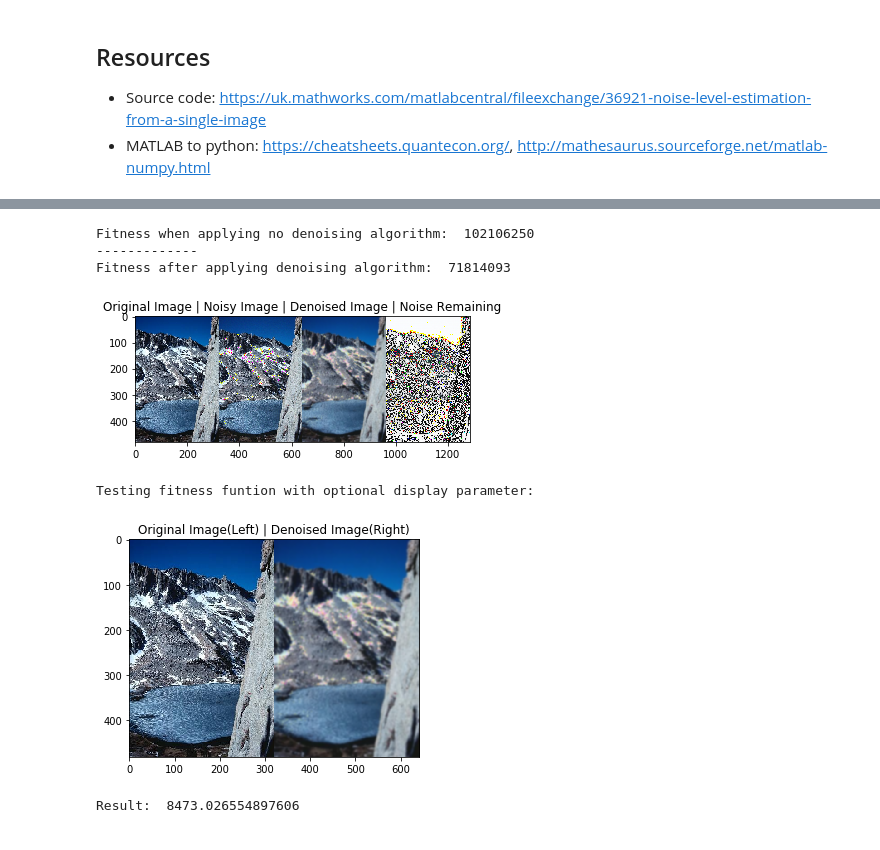
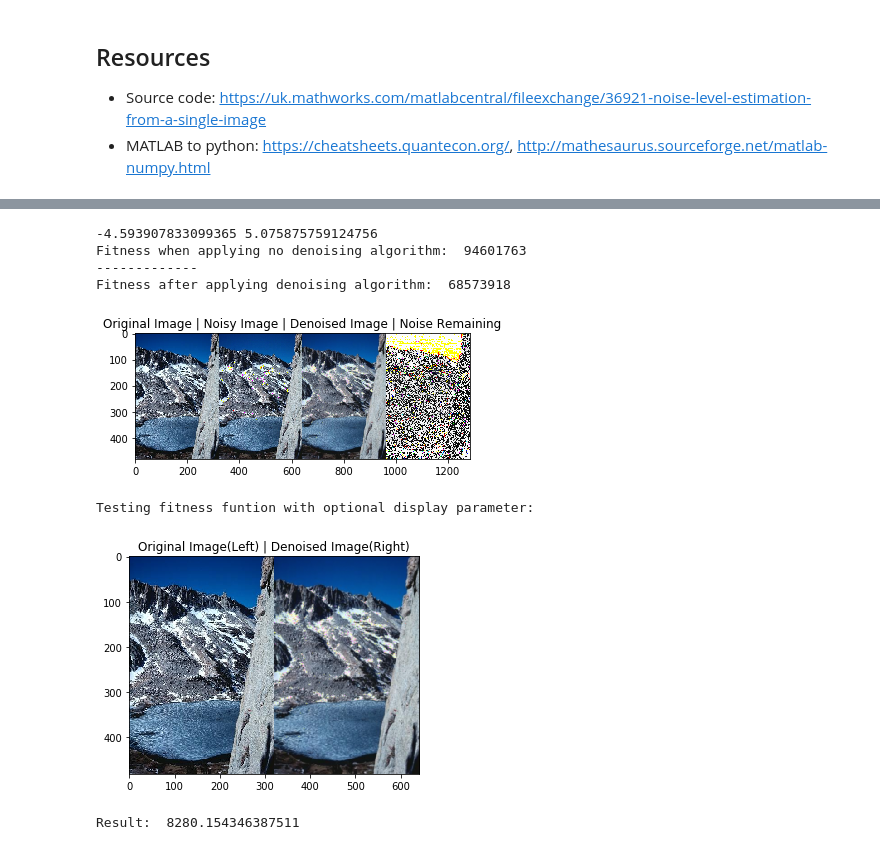
Before and after one commit to fortythreesam/FourthYearProject, a Jupyter notebook: Weak Texture Patches .ipynb, the cells around one changed output, grey strips where cells are left out. Cells and saved outputs as stored; diff of their text form; code cells hidden in the pictures.

```diff
--- a/Weak Texture Patches .ipynb
+++ b/Weak Texture Patches .ipynb
@@ -178,9 +179,10 @@ test_image = test_image[:,:,::-1]
 # %%
 def add_gaussian_noise(img):
     m = (0,0,0)
-    s = (2,2,2)
+    s = (1,1,1)
     noise = numpy.zeros(img.shape)
     cv.randn(noise,m,s)
+    print(noise.min(), noise.max())
     new_img = (img+noise)
     new_img = (new_img - new_img.min()) * (255/new_img.max())
     return new_img
@@ -217,40 +220,41 @@ def evaluate_fitness(denoised_image, original_image, display_images=False):
 
     return math.sqrt(((numpy.absolute(original_image) - numpy.absolute(denoised_image))^2).sum())
 
 fitness_test_image = cv.imread('images/167083.jpg')
 
 noisy_test_images = fitness_test_image.copy()
 
 noisy_test_images = add_gaussian_noise(noisy_test_images).astype(numpy.uint8)
 
-denoised_test_image = filters.gaussian(noisy_test_images,sigma=2)
+denoised_test_image = filters.gaussian(noisy_test_images,sigma=1)
 denoised_test_image *= 255
 denoised_test_image = denoised_test_image.astype(numpy.uint8)
 
 baseline = fitness_test_image - noisy_test_images
 
 test_fitness = fitness_test_image - denoised_test_image
 
 print("Fitness when applying no denoising algorithm: ",numpy.absolute(baseline).sum())
 print("-------------")
 print("Fitness after applying denoising algorithm: ", numpy.absolute(test_fitness).sum())
 
 all_images_merged = numpy.hstack((fitness_test_image,noisy_test_images,denoised_test_image,test_fitness))
 rgb_all_images = cv.cvtColor(all_images_merged, cv.COLOR_BGR2RGB)
 plt.imshow(rgb_all_images)
 plt.title("Original Image | Noisy Image | Denoised Image | Noise Remaining")
 plt.show()
 
 print("\nTesting fitness funtion with optional display parameter:")
 print("Result: ", evaluate_fitness(denoised_test_image, fitness_test_image, display_images=True))
 # %% [output]
-Fitness when applying no denoising algorithm:  102106250
+-4.593907833099365 5.075875759124756
+Fitness when applying no denoising algorithm:  94601763
 -------------
-Fitness after applying denoising algorithm:  71814093
+Fitness after applying denoising algorithm:  68573918
-[figure, old version]
+[figure, new version]
 Testing fitness funtion with optional display parameter:
-[figure, old version]
+[figure, new version]
-Result:  8473.026554897606
+Result:  8280.154346387511
 # %%
 class ImageDataset:
 
```
Also changed, not shown: parts of 6 cells of this notebook.
